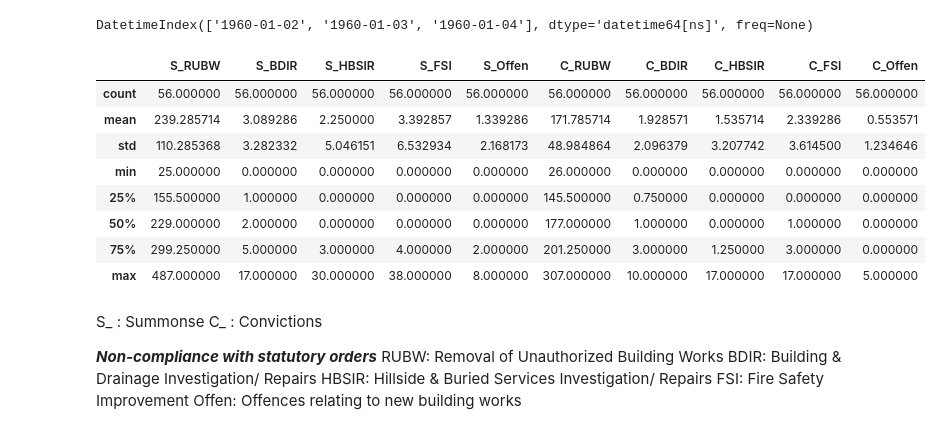
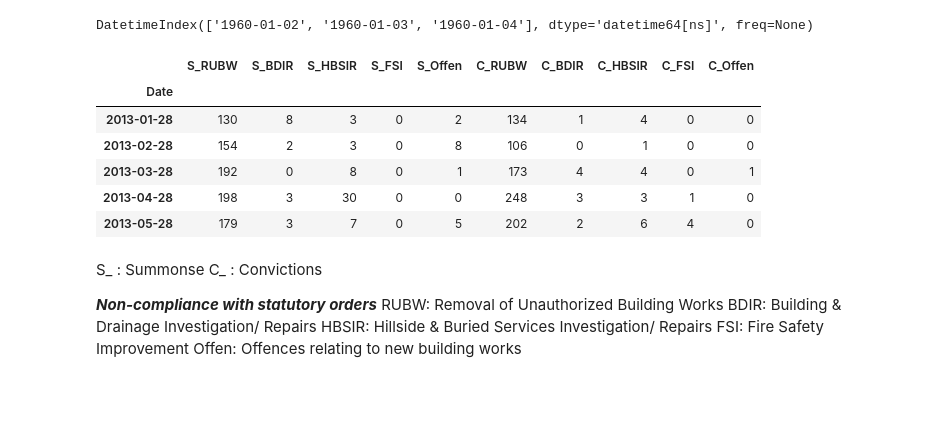
Before and after one commit to 15027668g/share_work, a Jupyter notebook: prosecution building/HK_build_prosecution.ipynb, the cells around one changed output. Saved outputs shown, nothing was run; the diff lists cells and outputs as text; code cells hidden in the pictures; blank space fills up the shorter version.

```diff
--- a/prosecution building/HK_build_prosecution.ipynb
+++ b/prosecution building/HK_build_prosecution.ipynb
@@ -47,18 +47,18 @@ df = pd.DataFrame({'year': pros_df['Year'],
 pros_df.index = pd.to_datetime(df)
 # %%
 pros = pros_df.drop(['Year','Month','Day'],axis=1)
+# %%
+pros.index.name = 'Date'
 # %%
-pros.describe()
+pros.head()
 # %% [output]
 |  | S_RUBW | S_BDIR | S_HBSIR | S_FSI | S_Offen | C_RUBW | C_BDIR | C_HBSIR | C_FSI | C_Offen |
-| count | 56.000000 | 56.000000 | 56.000000 | 56.000000 | 56.000000 | 56.000000 | 56.000000 | 56.000000 | 56.000000 | 56.000000 |
-| mean | 239.285714 | 3.089286 | 2.250000 | 3.392857 | 1.339286 | 171.785714 | 1.928571 | 1.535714 | 2.339286 | 0.553571 |
-| std | 110.285368 | 3.282332 | 5.046151 | 6.532934 | 2.168173 | 48.984864 | 2.096379 | 3.207742 | 3.614500 | 1.234646 |
-| min | 25.000000 | 0.000000 | 0.000000 | 0.000000 | 0.000000 | 26.000000 | 0.000000 | 0.000000 | 0.000000 | 0.000000 |
-| 25% | 155.500000 | 1.000000 | 0.000000 | 0.000000 | 0.000000 | 145.500000 | 0.750000 | 0.000000 | 0.000000 | 0.000000 |
-| 50% | 229.000000 | 2.000000 | 0.000000 | 0.000000 | 0.000000 | 177.000000 | 1.000000 | 0.000000 | 1.000000 | 0.000000 |
-| 75% | 299.250000 | 5.000000 | 3.000000 | 4.000000 | 2.000000 | 201.250000 | 3.000000 | 1.250000 | 3.000000 | 0.000000 |
-| max | 487.000000 | 17.000000 | 30.000000 | 38.000000 | 8.000000 | 307.000000 | 10.000000 | 17.000000 | 17.000000 | 5.000000 |
+| Date |  |  |  |  |  |  |  |  |  |  |
+| 2013-01-28 | 130 | 8 | 3 | 0 | 2 | 134 | 1 | 4 | 0 | 0 |
+| 2013-02-28 | 154 | 2 | 3 | 0 | 8 | 106 | 0 | 1 | 0 | 0 |
+| 2013-03-28 | 192 | 0 | 8 | 0 | 1 | 173 | 4 | 4 | 0 | 1 |
+| 2013-04-28 | 198 | 3 | 30 | 0 | 0 | 248 | 3 | 3 | 1 | 0 |
+| 2013-05-28 | 179 | 3 | 7 | 0 | 5 | 202 | 2 | 6 | 4 | 0 |
 # %% [markdown]
 S_ : Summonse
 C_ : Convictions
```
Also changed, not shown: parts of 2 cells of this notebook.
